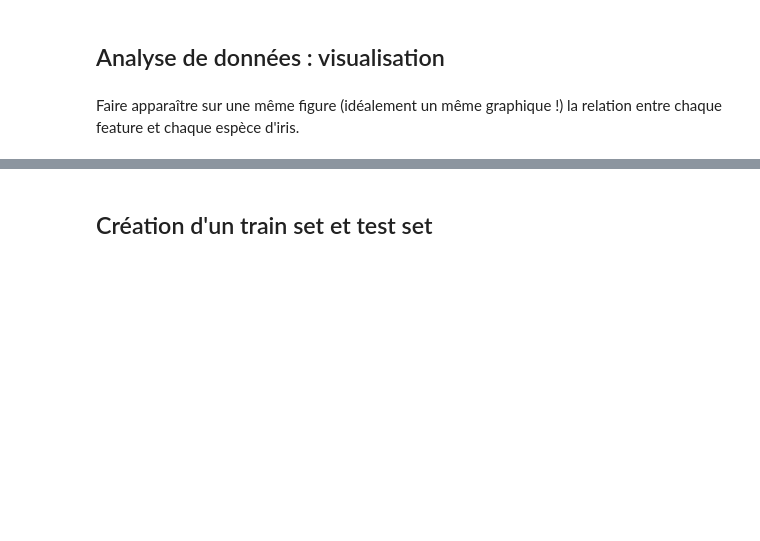
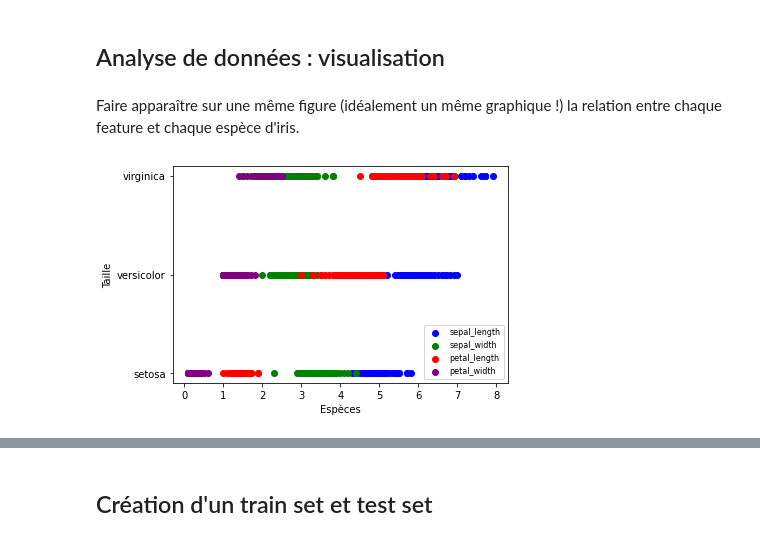
Before and after one commit to louiskuhn/IA-P2-Euskadi, a Jupyter notebook: Régression logistique/4. La régression logistique Iris.ipynb, the cells around one changed output, grey strips where cells are left out. Cells and saved outputs as stored; diff of their text form; code cells hidden in the pictures; blank space fills up the shorter version.

```diff
--- a/Régression logistique/4. La régression logistique Iris.ipynb
+++ b/Régression logistique/4. La régression logistique Iris.ipynb
@@ -9,2 +15,5 @@ Vous aurez besoin de pandas, matplotlib, seaborn (et numpy ?)
 # %% [markdown]
 ## Importer les données et commencer à explorer le dataset
+# %%
+data = sns.load_dataset("iris")
+data.head()
@@ -12,3 +55,16 @@ Vous aurez besoin de pandas, matplotlib, seaborn (et numpy ?)
 ## Analyse de données : visualisation
 # %% [markdown]
 Faire apparaître sur une même figure (idéalement un même graphique !) la relation entre chaque feature et chaque espèce d'iris.
+# %%
+plt.xlabel('Espèces')
+plt.ylabel('Taille')
+
+plt.scatter(data['sepal_length'], data['species'], color='blue', label='sepal_length')
+plt.scatter(data['sepal_width'], data['species'], color='green', label='sepal_width')
+plt.scatter(data['petal_length'], data['species'], color='red', label='petal_length')
+plt.scatter(data['petal_width'], data['species'], color='purple', label='petal_width')
+
+plt.legend(loc=4, prop={'size':8})
+plt.show()
+# %% [output]
+[figure, added]
```
Also changed, not shown: parts of 10 cells of this notebook.
